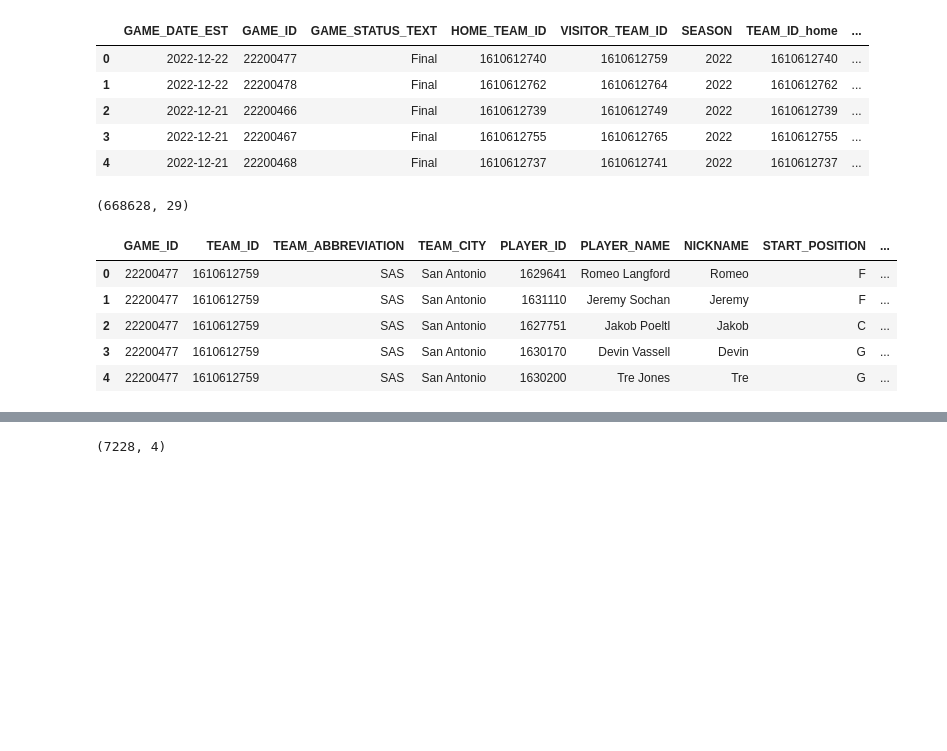
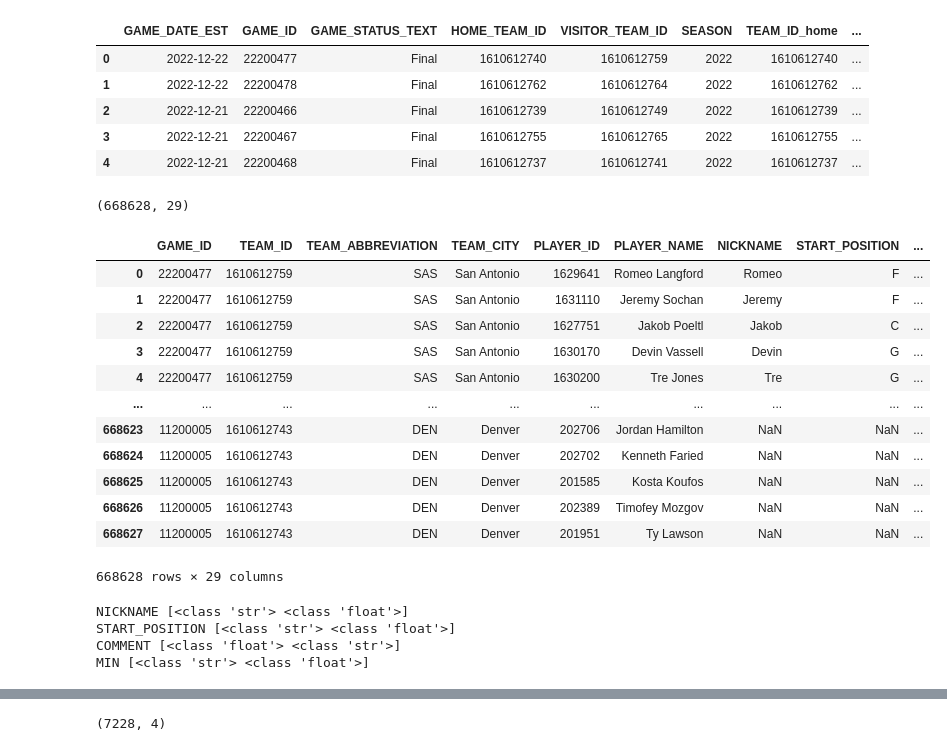
Before and after one commit to TZDSGeek/Project_1, a Jupyter notebook: NBA Players Analysis.ipynb, the cells around one changed output, grey strips where cells are left out. Cells and saved outputs as stored; diff of their text form; code cells hidden in the pictures; blank space fills up the shorter version.

```diff
--- a/NBA Players Analysis.ipynb
+++ b/NBA Players Analysis.ipynb
@@ -28,13 +35,28 @@ games_df.head()
 # %%
 # Read the data from games_details dataset
 games_details_df = pd.read_csv(games_details)
 print(games_details_df.shape)
-games_details_df.head()
+display(games_details_df)
 # %% [output]
 (668628, 29)
 |  | GAME_ID | TEAM_ID | TEAM_ABBREVIATION | TEAM_CITY | PLAYER_ID | PLAYER_NAME | NICKNAME | START_POSITION | ... |
 | 0 | 22200477 | 1610612759 | SAS | San Antonio | 1629641 | Romeo Langford | Romeo | F | ... |
 | 1 | 22200477 | 1610612759 | SAS | San Antonio | 1631110 | Jeremy Sochan | Jeremy | F | ... |
 | 2 | 22200477 | 1610612759 | SAS | San Antonio | 1627751 | Jakob Poeltl | Jakob | C | ... |
 | 3 | 22200477 | 1610612759 | SAS | San Antonio | 1630170 | Devin Vassell | Devin | G | ... |
 | 4 | 22200477 | 1610612759 | SAS | San Antonio | 1630200 | Tre Jones | Tre | G | ... |
+| ... | ... | ... | ... | ... | ... | ... | ... | ... | ... |
+| 668623 | 11200005 | 1610612743 | DEN | Denver | 202706 | Jordan Hamilton | NaN | NaN | ... |
+| 668624 | 11200005 | 1610612743 | DEN | Denver | 202702 | Kenneth Faried | NaN | NaN | ... |
+| 668625 | 11200005 | 1610612743 | DEN | Denver | 201585 | Kosta Koufos | NaN | NaN | ... |
+| 668626 | 11200005 | 1610612743 | DEN | Denver | 202389 | Timofey Mozgov | NaN | NaN | ... |
+| 668627 | 11200005 | 1610612743 | DEN | Denver | 201951 | Ty Lawson | NaN | NaN | ... |
+668628 rows × 29 columns
+# %%
+# Find the multiple datatypes in each column of the df
+find_mult_datatypes_in_cols(games_details_df)
+# %% [output]
+NICKNAME [<class 'str'> <class 'float'>]
+START_POSITION [<class 'str'> <class 'float'>]
+COMMENT [<class 'float'> <class 'str'>]
+MIN [<class 'str'> <class 'float'>]
```
Also changed, not shown: parts of 7 cells of this notebook.
